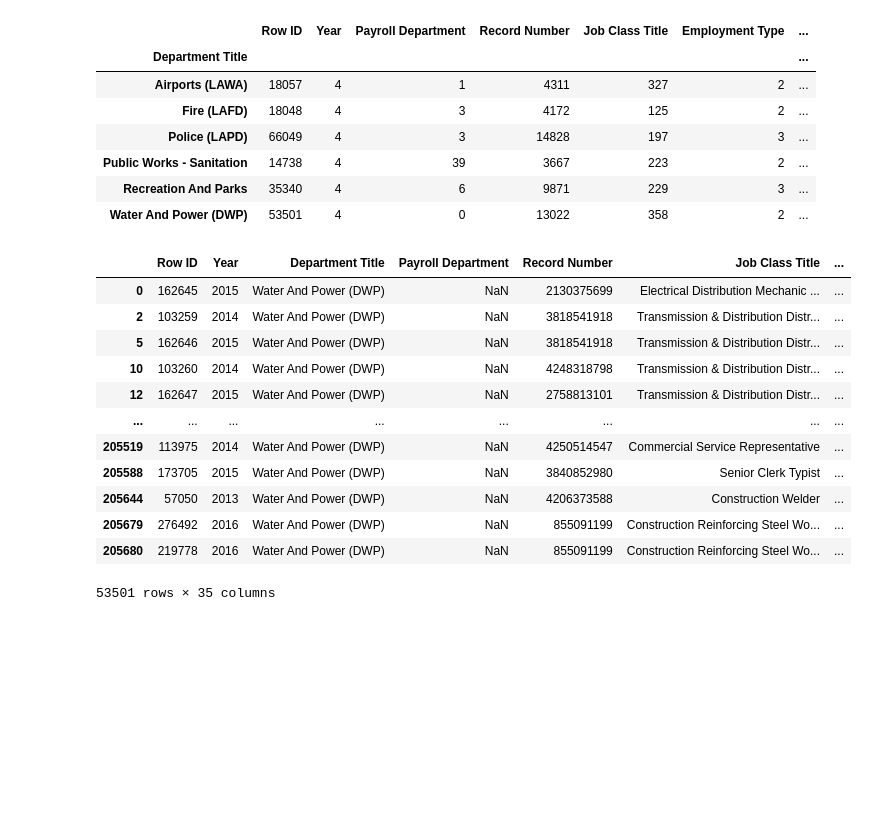
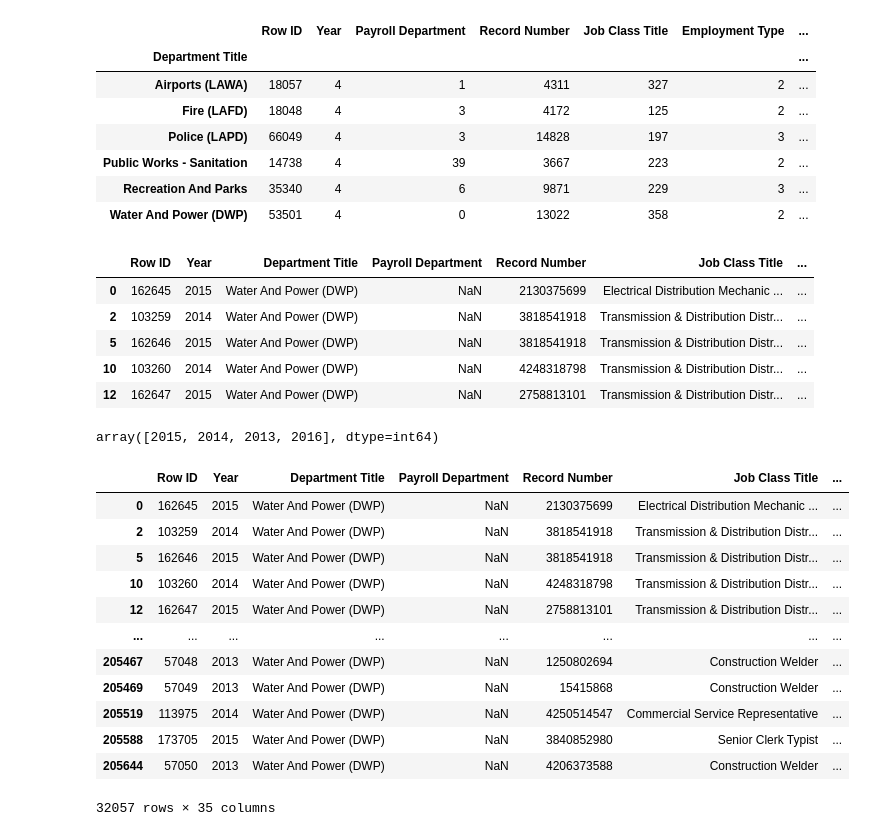
Before and after one commit to harikapeddi/Los_Angeles_Data_Project1, a Jupyter notebook: Salary_Harika_Water&Power.ipynb, the cells around one changed output. Cells and saved outputs as stored; diff of their text form; code cells hidden in the pictures; blank space fills up the shorter version.

```diff
--- a/Salary_Harika_Water&Power.ipynb
+++ b/Salary_Harika_Water&Power.ipynb
@@ -34,18 +34,32 @@ grouped_df.nunique()
 | Water And Power (DWP) | 53501 | 4 | 0 | 13022 | 358 | 2 | ... |
 # %%
 Water_Power_df = df[df['Department Title']=='Water And Power (DWP)']
-Water_Power_df
+Water_Power_df.head()
 # %% [output]
 |  | Row ID | Year | Department Title | Payroll Department | Record Number | Job Class Title | ... |
 | 0 | 162645 | 2015 | Water And Power (DWP) | NaN | 2130375699 | Electrical Distribution Mechanic ... | ... |
 | 2 | 103259 | 2014 | Water And Power (DWP) | NaN | 3818541918 | Transmission & Distribution Distr... | ... |
 | 5 | 162646 | 2015 | Water And Power (DWP) | NaN | 3818541918 | Transmission & Distribution Distr... | ... |
 | 10 | 103260 | 2014 | Water And Power (DWP) | NaN | 4248318798 | Transmission & Distribution Distr... | ... |
 | 12 | 162647 | 2015 | Water And Power (DWP) | NaN | 2758813101 | Transmission & Distribution Distr... | ... |
-| ... | ... | ... | ... | ... | ... | ... | ... |
-| 205519 | 113975 | 2014 | Water And Power (DWP) | NaN | 4250514547 | Commercial Service Representative | ... |
-| 205588 | 173705 | 2015 | Water And Power (DWP) | NaN | 3840852980 | Senior Clerk Typist | ... |
-| 205644 | 57050 | 2013 | Water And Power (DWP) | NaN | 4206373588 | Construction Welder | ... |
-| 205679 | 276492 | 2016 | Water And Power (DWP) | NaN | 855091199 | Construction Reinforcing Steel Wo... | ... |
-| 205680 | 219778 | 2016 | Water And Power (DWP) | NaN | 855091199 | Construction Reinforcing Steel Wo... | ... |
-53501 rows × 35 columns
+# %%
+Water_Power_df['Year'].unique()
+# %% [output]
+array([2015, 2014, 2013, 2016], dtype=int64)
+# %%
+Water_Power_df = Water_Power_df[Water_Power_df['Year']!=2016]
+Water_Power_df
+# %% [output]
+|  | Row ID | Year | Department Title | Payroll Department | Record Number | Job Class Title | ... |
+| 0 | 162645 | 2015 | Water And Power (DWP) | NaN | 2130375699 | Electrical Distribution Mechanic ... | ... |
+| 2 | 103259 | 2014 | Water And Power (DWP) | NaN | 3818541918 | Transmission & Distribution Distr... | ... |
+| 5 | 162646 | 2015 | Water And Power (DWP) | NaN | 3818541918 | Transmission & Distribution Distr... | ... |
+| 10 | 103260 | 2014 | Water And Power (DWP) | NaN | 4248318798 | Transmission & Distribution Distr... | ... |
+| 12 | 162647 | 2015 | Water And Power (DWP) | NaN | 2758813101 | Transmission & Distribution Distr... | ... |
+| ... | ... | ... | ... | ... | ... | ... | ... |
+| 205467 | 57048 | 2013 | Water And Power (DWP) | NaN | 1250802694 | Construction Welder | ... |
+| 205469 | 57049 | 2013 | Water And Power (DWP) | NaN | 15415868 | Construction Welder | ... |
+| 205519 | 113975 | 2014 | Water And Power (DWP) | NaN | 4250514547 | Commercial Service Representative | ... |
+| 205588 | 173705 | 2015 | Water And Power (DWP) | NaN | 3840852980 | Senior Clerk Typist | ... |
+| 205644 | 57050 | 2013 | Water And Power (DWP) | NaN | 4206373588 | Construction Welder | ... |
+32057 rows × 35 columns
```
Also changed, not shown: parts of 13 cells of this notebook, 1 other file.
